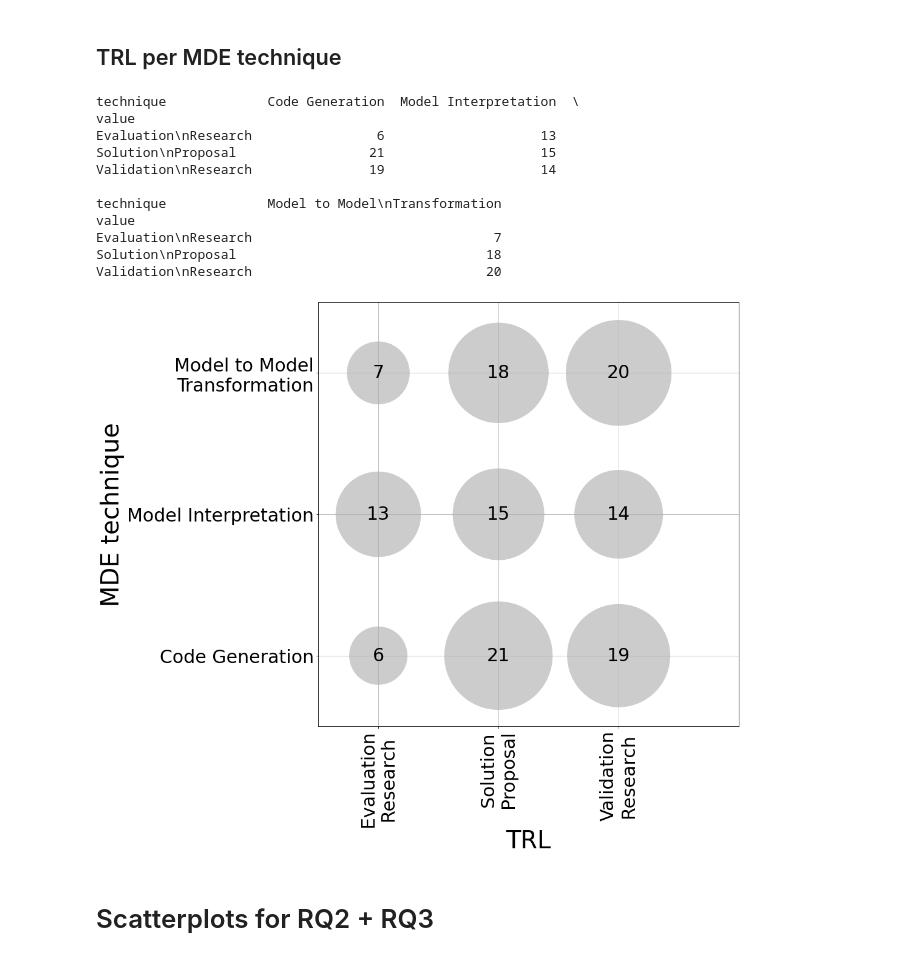
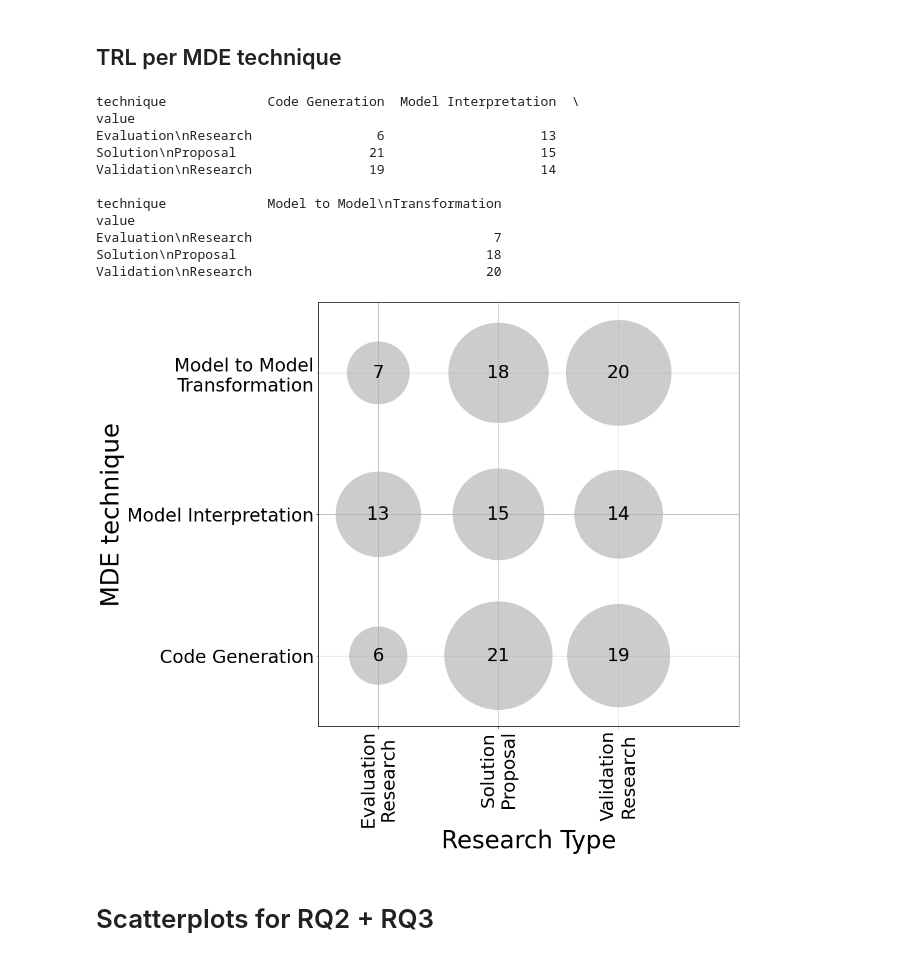
Before and after one commit to cdl-mint/mde4dts, a Jupyter notebook: scripts/scatterplots.ipynb, the cells around one changed output. Saved outputs shown, nothing was run; the diff lists cells and outputs as text; code cells hidden in the pictures.

```diff
--- a/scripts/scatterplots.ipynb
+++ b/scripts/scatterplots.ipynb
@@ -417,29 +417,29 @@ plt.savefig(destination_folder + "mde_modeltotext_scatter.pdf")
 # %%
 # MDE techniques per TRL
 trl_techniques_copy_scatter = trl_techniques_copy.transpose()
 trl_techniques_copy_scatter = trl_techniques_copy_scatter.rename(columns = {"Model to Model Transformation": "Model to Model\nTransformation"})
 print(trl_techniques_copy_scatter)
 plt.figure(figsize=(15,13))
 scatter_for_df(trl_techniques_copy_scatter)
 plt.ylabel("MDE technique", fontsize=40)
-plt.xlabel("TRL", fontsize=40)
+plt.xlabel("Research Type", fontsize=40)
 plt.tight_layout()
 plt.xlim(0.5, 4)
 plt.ylim(0.5, 3.5)
 plt.savefig(destination_folder + "TRL_MDE_scatter" + ".pdf")
 # %% [output]
 technique             Code Generation  Model Interpretation  \
 value
 Evaluation\nResearch                6                    13
 Solution\nProposal                 21                    15
 Validation\nResearch               19                    14
 
 technique             Model to Model\nTransformation
 value
 Evaluation\nResearch                               7
 Solution\nProposal                                18
 Validation\nResearch                              20
-[figure, old version]
+[figure, new version]
 # %% [markdown]
 # Scatterplots for RQ2 + RQ3
 # %% [markdown]
```
Also changed, not shown: parts of 11 cells of this notebook, 31 other files.
